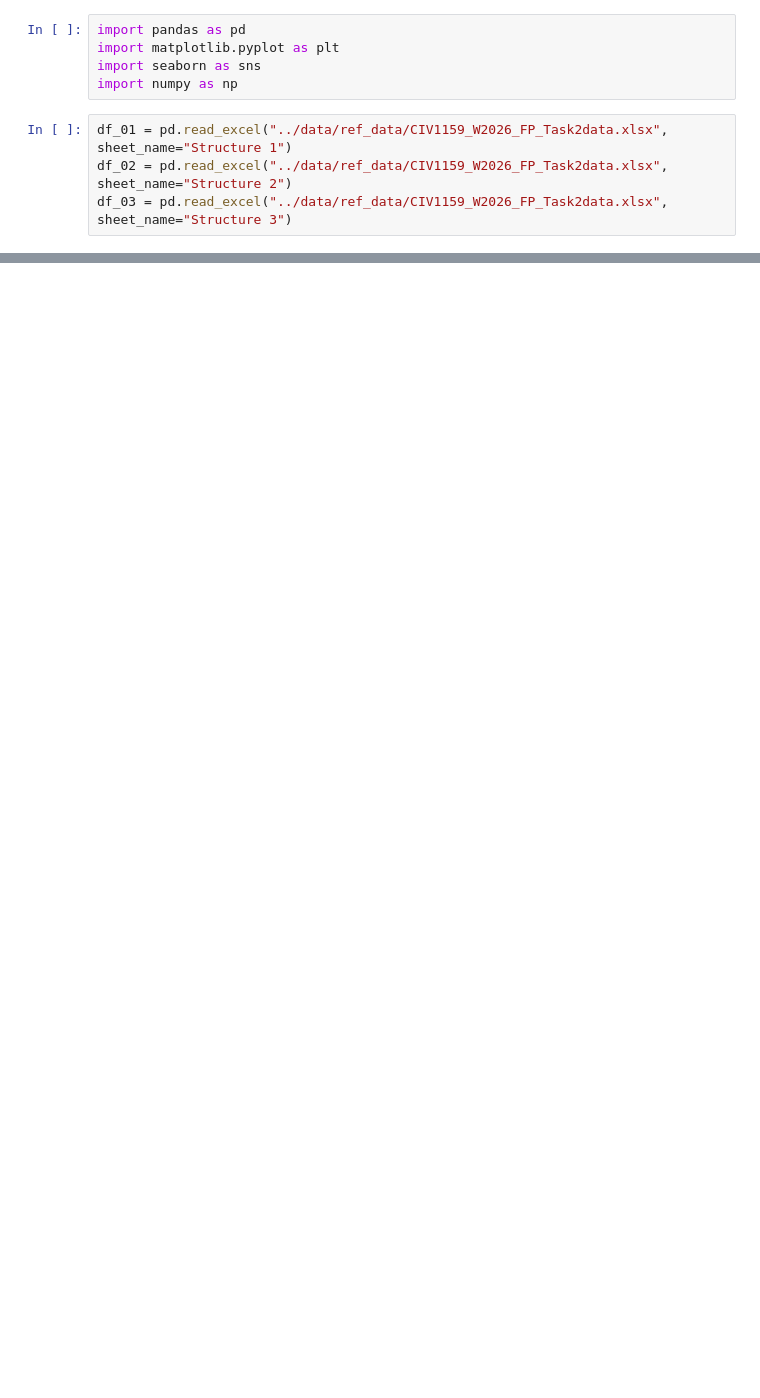
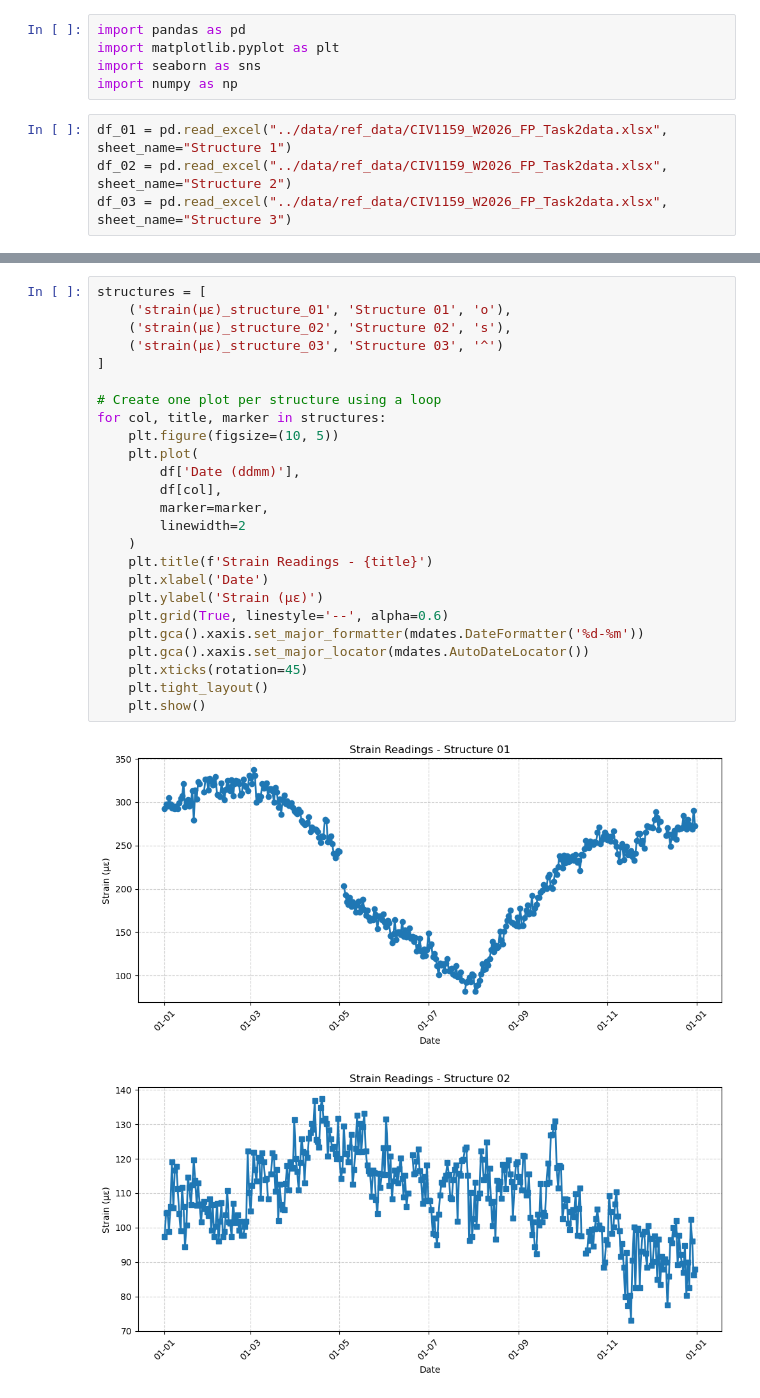
Before and after one commit to jcpeinado/SHMP_Bridge_Monitoring, a Jupyter notebook: notebooks/02_data_analysis.ipynb, the cells around one changed output, grey strips where cells are left out. Saved outputs shown, nothing was run; the diff lists cells and outputs as text; blank space fills up the shorter version.

```diff
--- a/notebooks/02_data_analysis.ipynb
+++ b/notebooks/02_data_analysis.ipynb
@@ -59,0 +144,28 @@ df_03.head()
+# %%
+structures = [
+    ('strain(με)_structure_01', 'Structure 01', 'o'),
+    ('strain(με)_structure_02', 'Structure 02', 's'),
+    ('strain(με)_structure_03', 'Structure 03', '^')
+]
+
+# Create one plot per structure using a loop
+for col, title, marker in structures:
+    plt.figure(figsize=(10, 5))
+    plt.plot(
+        df['Date (ddmm)'],
+        df[col],
+        marker=marker,
+        linewidth=2
+    )
+    plt.title(f'Strain Readings - {title}')
+    plt.xlabel('Date')
+    plt.ylabel('Strain (µε)')
+    plt.grid(True, linestyle='--', alpha=0.6)
+    plt.gca().xaxis.set_major_formatter(mdates.DateFormatter('%d-%m'))
+    plt.gca().xaxis.set_major_locator(mdates.AutoDateLocator())
+    plt.xticks(rotation=45)
+    plt.tight_layout()
+    plt.show()
+# %% [output]
+[figure, added]
+[figure, added]
```
Also changed, not shown: parts of 13 cells of this notebook.
